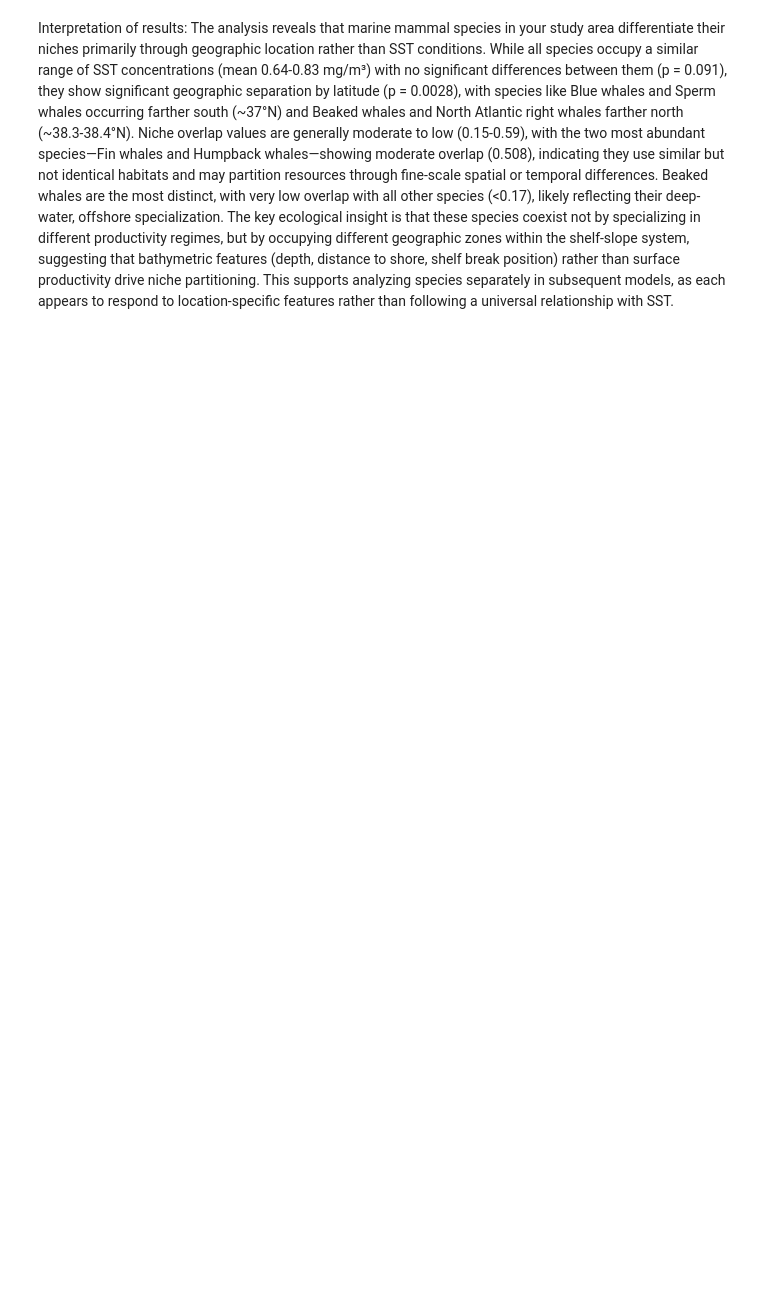
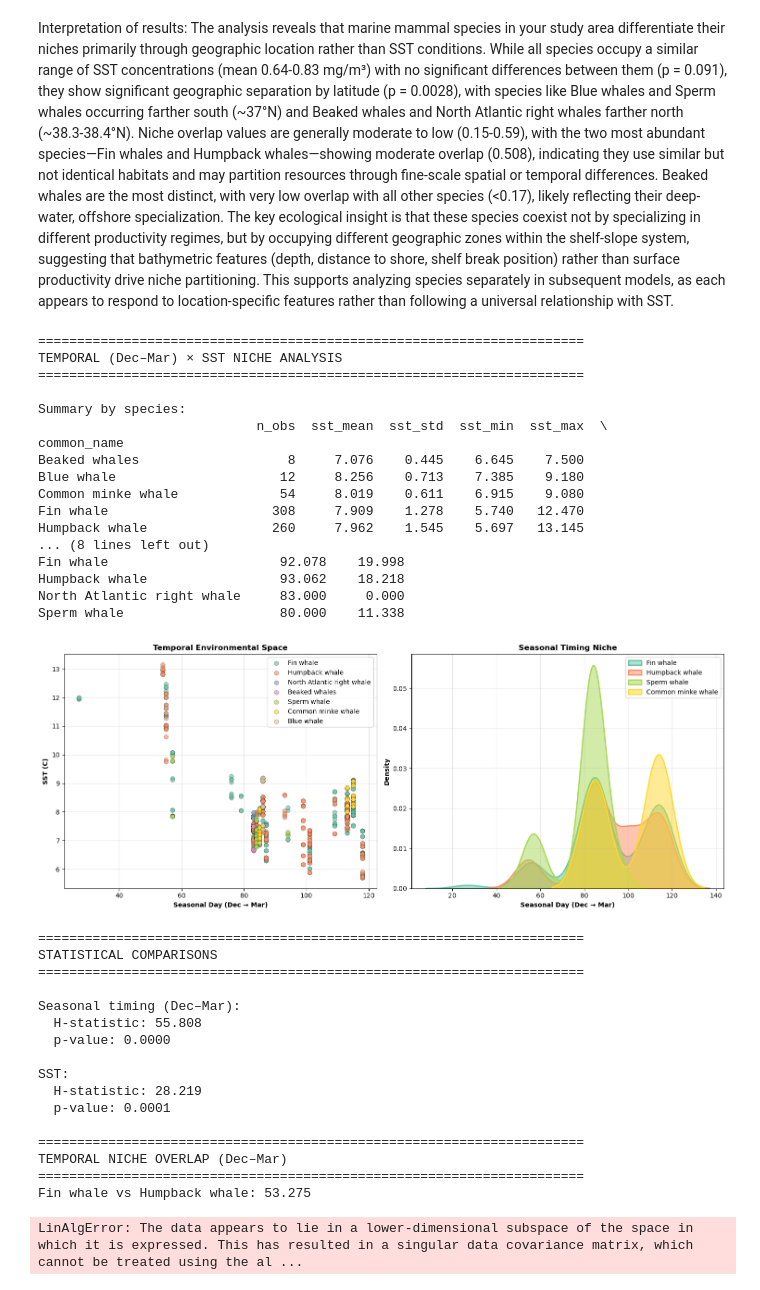
Before and after one commit to fish-pace/2026_proj_megafauna, a Jupyter notebook: contributor_folders/AnaVaz/MODIS_SST_v2.ipynb, the cells around one changed output. Drawn from its saved outputs; the diff is of its cells as text; code cells hidden in the pictures; blank space fills up the shorter version.

```diff
--- a/contributor_folders/AnaVaz/MODIS_SST_v2.ipynb
+++ b/contributor_folders/AnaVaz/MODIS_SST_v2.ipynb
@@ -1149,7 +945,7 @@ for sp, color in zip(species_list, colors):
     )
 
 ax1.set_xlabel('Seasonal Day (Dec → Mar)', fontweight='bold')
-ax1.set_ylabel(SST (C)', fontweight='bold')
+ax1.set_ylabel('SST (C)', fontweight='bold')
 ax1.set_title('Temporal Environmental Space', fontweight='bold')
 ax1.grid(True, alpha=0.3)
 ax1.legend()
@@ -1220,30 +1016,66 @@ print(f"  p-value: {p_sst:.4f}")
 # =========================
 print("\n" + "=" * 70)
 print("TEMPORAL NICHE OVERLAP (Dec–Mar)")
 print("=" * 70)
 
 def niche_overlap(x1, x2):
     x = np.linspace(min(x1.min(), x2.min()), max(x1.max(), x2.max()), 1000)
     kde1 = gaussian_kde(x1)
     kde2 = gaussian_kde(x2)
     d1 = kde1(x)
     d2 = kde2(x)
     return np.sum(np.minimum(d1, d2)) / np.sqrt(np.sum(d1**2) * np.sum(d2**2))
 
 for i, sp1 in enumerate(species_list):
     for sp2 in species_list[i+1:]:
         d1 = df_clean[df_clean['common_name'] == sp1]['seasonal_doy'].values
         d2 = df_clean[df_clean['common_name'] == sp2]['seasonal_doy'].values
         overlap = niche_overlap(d1, d2)
         print(f"{sp1} vs {sp2}: {overlap:.3f}")
 
 # =========================
 # SAVE SUMMARY
 # =========================
 summary.to_csv(
     '/home/jovyan/2026_proj_megafauna/contributor_folders/AnaVaz/Species_DOY_SST_Summary.csv'
 )
 
 print("\n" + "=" * 70)
 print("ANALYSIS COMPLETE")
 print("=" * 70)
+# %% [output]
+======================================================================
+TEMPORAL (Dec–Mar) × SST NICHE ANALYSIS
+======================================================================
+
+Summary by species:
+                            n_obs  sst_mean  sst_std  sst_min  sst_max  \
+common_name
+Beaked whales                   8     7.076    0.445    6.645    7.500
+Blue whale                     12     8.256    0.713    7.385    9.180
+Common minke whale             54     8.019    0.611    6.915    9.080
+Fin whale                     308     7.909    1.278    5.740   12.470
+Humpback whale                260     7.962    1.545    5.697   13.145
+... (8 lines left out)
+Fin whale                      92.078    19.998
+Humpback whale                 93.062    18.218
+North Atlantic right whale     83.000     0.000
+Sperm whale                    80.000    11.338
+[figure, added]
+======================================================================
+STATISTICAL COMPARISONS
+======================================================================
+
+Seasonal timing (Dec–Mar):
+  H-statistic: 55.808
+  p-value: 0.0000
+
+SST:
+  H-statistic: 28.219
+  p-value: 0.0001
+
+======================================================================
+TEMPORAL NICHE OVERLAP (Dec–Mar)
+======================================================================
+Fin whale vs Humpback whale: 53.275
+LinAlgError: The data appears to lie in a lower-dimensional subspace of the space in which it is expressed. This has resulted in a singular data covariance matrix, which cannot be treated using the al ...
```
Also changed, not shown: parts of 8 cells of this notebook, 1 other file.
